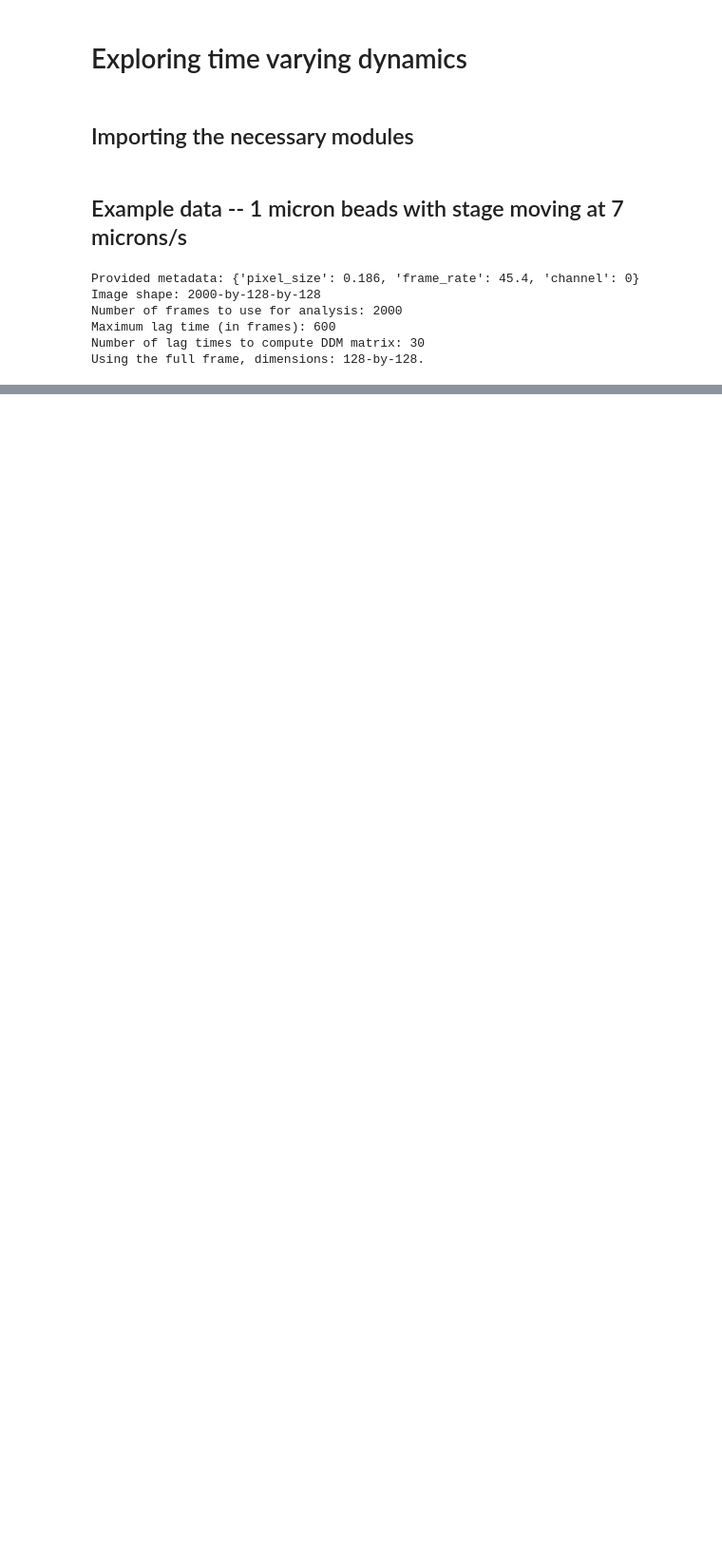
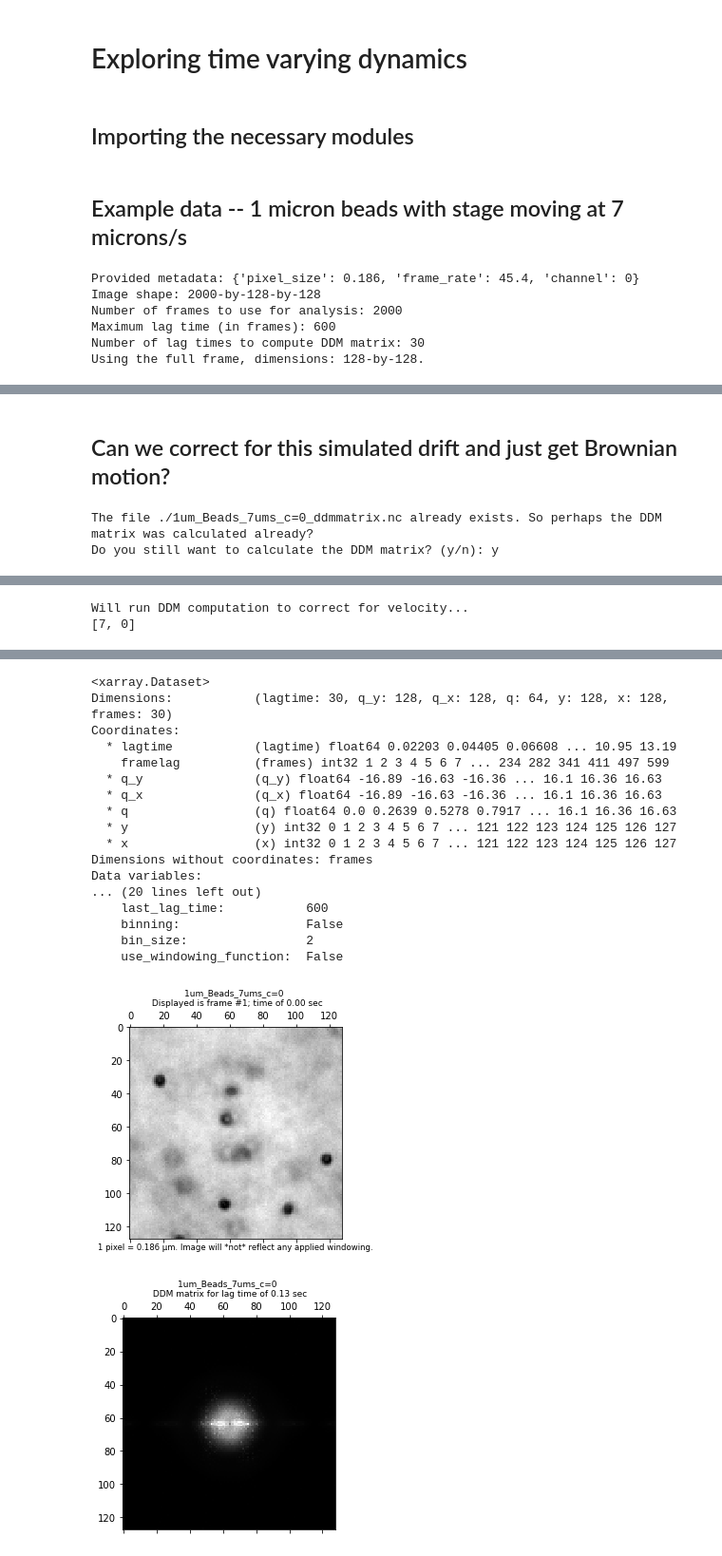
Before and after one commit to rmcgorty/PyDDM, a Jupyter notebook: Examples/Example - phiDM.ipynb, the cells around one changed output, grey strips where cells are left out. Shown at 95% size. Cells and saved outputs as stored; diff of their text form; code cells hidden in the pictures; blank space fills up the shorter version.

```diff
--- a/Examples/Example - phiDM.ipynb
+++ b/Examples/Example - phiDM.ipynb
@@ -118,0 +121,7 @@ Text(0, 0.5, 'Counts')
+# %% [markdown]
+## Can we correct for this simulated drift and just get Brownian motion?
+# %%
+ddm_calc.calculate_DDM_matrix(velocity=[7,0])
+# %% [output]
+The file ./1um_Beads_7ums_c=0_ddmmatrix.nc already exists. So perhaps the DDM matrix was calculated already?
+Do you still want to calculate the DDM matrix? (y/n): y
@@ -118,0 +129,2 @@ Text(0, 0.5, 'Counts')
+Will run DDM computation to correct for velocity...
+[7, 0]
@@ -118,0 +140,19 @@ Text(0, 0.5, 'Counts')
+<xarray.Dataset>
+Dimensions:           (lagtime: 30, q_y: 128, q_x: 128, q: 64, y: 128, x: 128, frames: 30)
+Coordinates:
+  * lagtime           (lagtime) float64 0.02203 0.04405 0.06608 ... 10.95 13.19
+    framelag          (frames) int32 1 2 3 4 5 6 7 ... 234 282 341 411 497 599
+  * q_y               (q_y) float64 -16.89 -16.63 -16.36 ... 16.1 16.36 16.63
+  * q_x               (q_x) float64 -16.89 -16.63 -16.36 ... 16.1 16.36 16.63
+  * q                 (q) float64 0.0 0.2639 0.5278 0.7917 ... 16.1 16.36 16.63
+  * y                 (y) int32 0 1 2 3 4 5 6 7 ... 121 122 123 124 125 126 127
+  * x                 (x) int32 0 1 2 3 4 5 6 7 ... 121 122 123 124 125 126 127
+Dimensions without coordinates: frames
+Data variables:
+... (20 lines left out)
+    last_lag_time:           600
+    binning:                 False
+    bin_size:                2
+    use_windowing_function:  False
+[figure, added]
+[figure, added]
```
Also changed, not shown: parts of 4 cells of this notebook, 2 other files.
